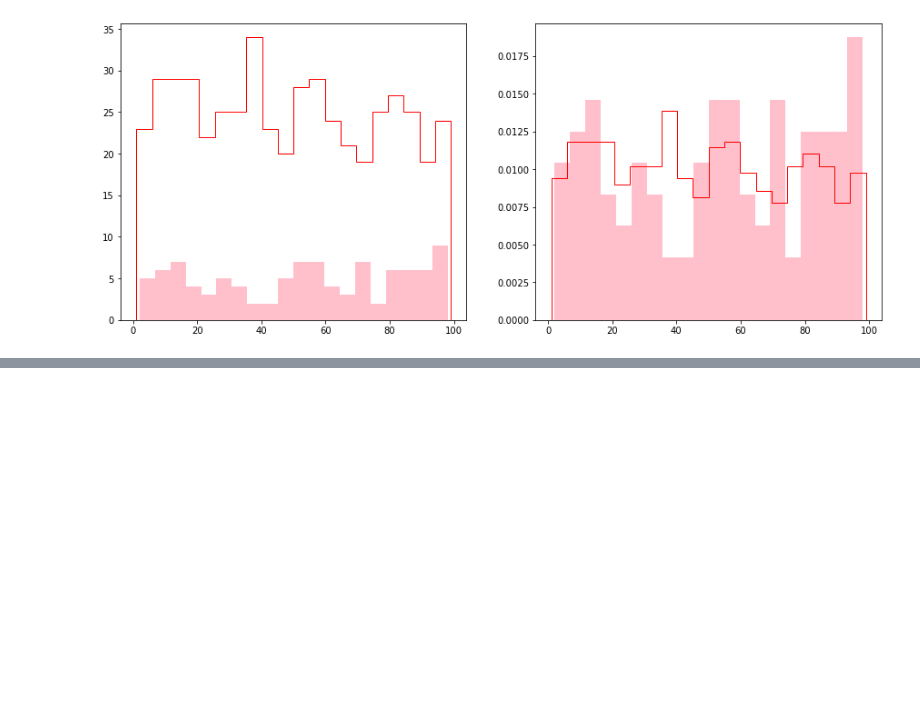
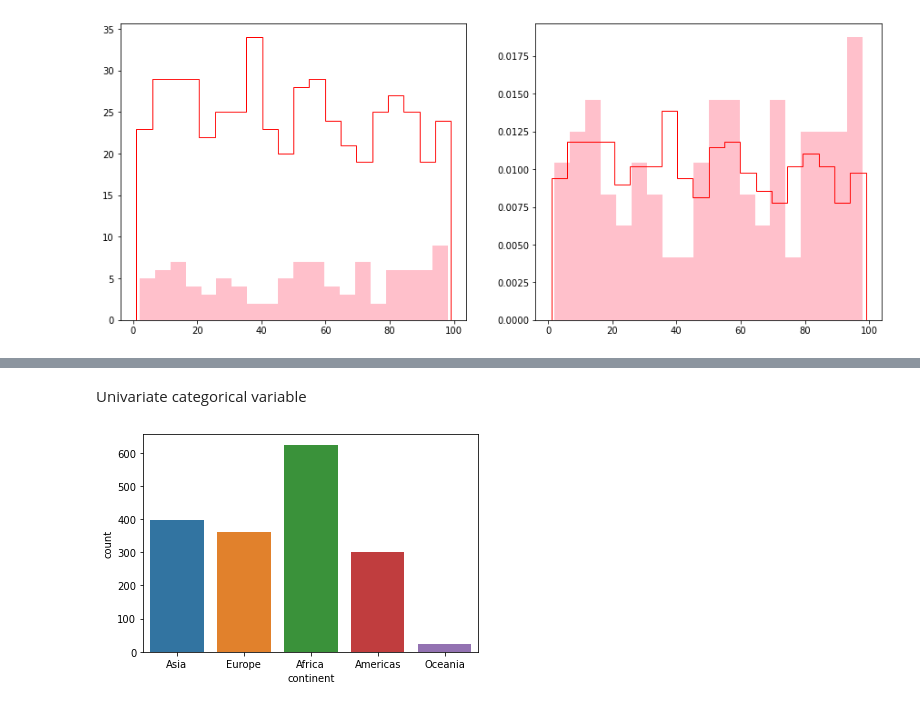
Before and after one commit to chickooooo/data_science_resources, a Jupyter notebook: data_visualization.ipynb, the cells around one changed output, grey strips where cells are left out. Cells and saved outputs as stored; diff of their text form; code cells hidden in the pictures; blank space fills up the shorter version.

```diff
--- a/data_visualization.ipynb
+++ b/data_visualization.ipynb
@@ -229,0 +263,8 @@ plt.show()
+# %% [markdown]
+Univariate categorical variable
+# %%
+# countplot / bar chart
+sns.countplot(data=country_data, x="continent")
+plt.show()
+# %% [output]
+[figure, added]
```
Also changed, not shown: parts of 14 cells of this notebook.
